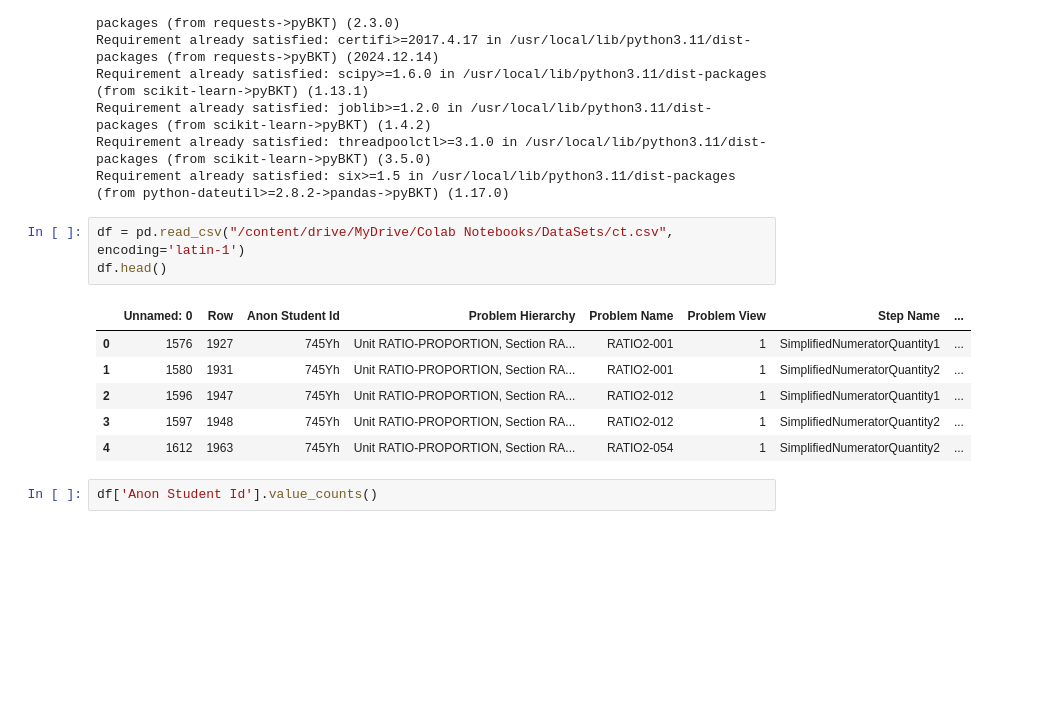
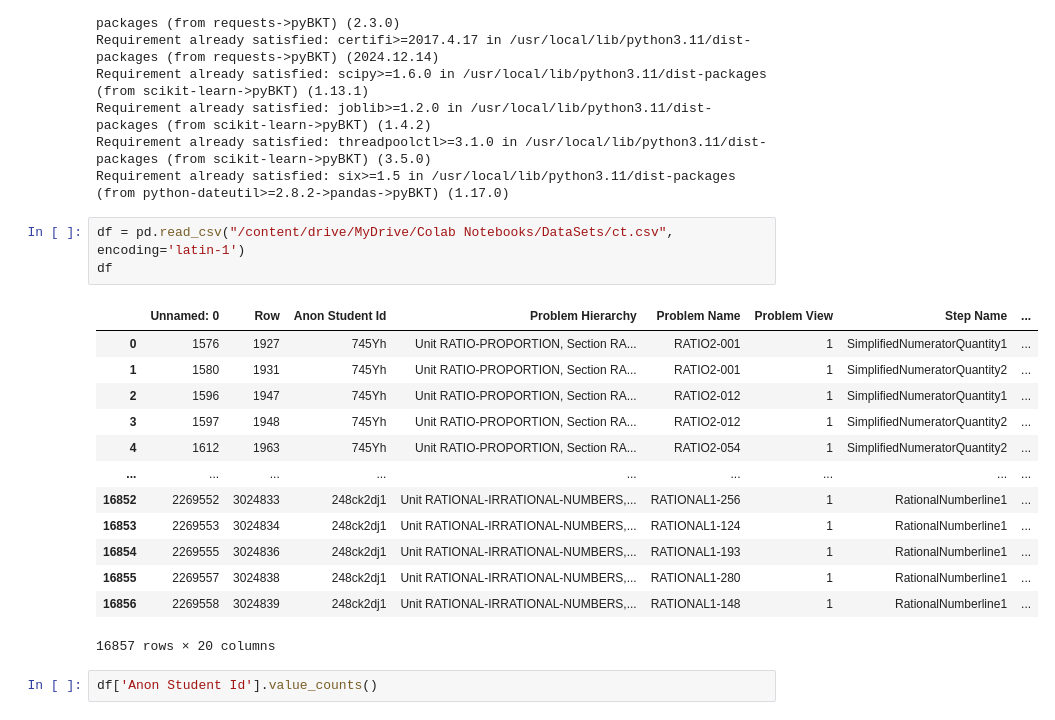
Before and after one commit to UVR-Dilishaka/SignLanguageTutor, a Jupyter notebook: AdoptiveTutoringSystem/pybkt.ipynb, the cells around one changed output. Saved outputs shown, nothing was run; the diff lists cells and outputs as text; blank space fills up the shorter version.

```diff
--- a/AdoptiveTutoringSystem/pybkt.ipynb
+++ b/AdoptiveTutoringSystem/pybkt.ipynb
@@ -28,14 +28,21 @@ Requirement already satisfied: threadpoolctl>=3.1.0 in /usr/local/lib/python3.11
 Requirement already satisfied: six>=1.5 in /usr/local/lib/python3.11/dist-packages (from python-dateutil>=2.8.2->pandas->pyBKT) (1.17.0)
 # %%
 df = pd.read_csv("/content/drive/MyDrive/Colab Notebooks/DataSets/ct.csv", encoding='latin-1')
-df.head()
+df
 # %% [output]
 |  | Unnamed: 0 | Row | Anon Student Id | Problem Hierarchy | Problem Name | Problem View | Step Name | ... |
 | 0 | 1576 | 1927 | 745Yh | Unit RATIO-PROPORTION, Section RA... | RATIO2-001 | 1 | SimplifiedNumeratorQuantity1 | ... |
 | 1 | 1580 | 1931 | 745Yh | Unit RATIO-PROPORTION, Section RA... | RATIO2-001 | 1 | SimplifiedNumeratorQuantity2 | ... |
 | 2 | 1596 | 1947 | 745Yh | Unit RATIO-PROPORTION, Section RA... | RATIO2-012 | 1 | SimplifiedNumeratorQuantity1 | ... |
 | 3 | 1597 | 1948 | 745Yh | Unit RATIO-PROPORTION, Section RA... | RATIO2-012 | 1 | SimplifiedNumeratorQuantity2 | ... |
 | 4 | 1612 | 1963 | 745Yh | Unit RATIO-PROPORTION, Section RA... | RATIO2-054 | 1 | SimplifiedNumeratorQuantity2 | ... |
+| ... | ... | ... | ... | ... | ... | ... | ... | ... |
+| 16852 | 2269552 | 3024833 | 248ck2dj1 | Unit RATIONAL-IRRATIONAL-NUMBERS,... | RATIONAL1-256 | 1 | RationalNumberline1 | ... |
+| 16853 | 2269553 | 3024834 | 248ck2dj1 | Unit RATIONAL-IRRATIONAL-NUMBERS,... | RATIONAL1-124 | 1 | RationalNumberline1 | ... |
+| 16854 | 2269555 | 3024836 | 248ck2dj1 | Unit RATIONAL-IRRATIONAL-NUMBERS,... | RATIONAL1-193 | 1 | RationalNumberline1 | ... |
+| 16855 | 2269557 | 3024838 | 248ck2dj1 | Unit RATIONAL-IRRATIONAL-NUMBERS,... | RATIONAL1-280 | 1 | RationalNumberline1 | ... |
+| 16856 | 2269558 | 3024839 | 248ck2dj1 | Unit RATIONAL-IRRATIONAL-NUMBERS,... | RATIONAL1-148 | 1 | RationalNumberline1 | ... |
+16857 rows × 20 columns
 # %%
 df['Anon Student Id'].value_counts()
 # %% [output]
```
Also changed, not shown: parts of 11 cells of this notebook, 1 other file.
